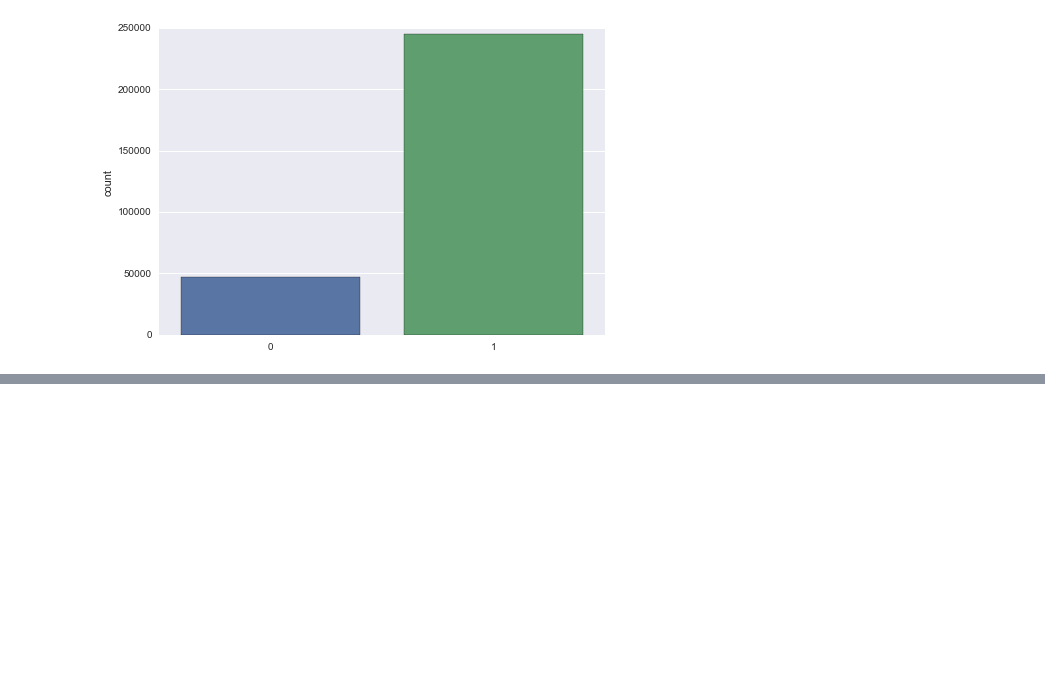
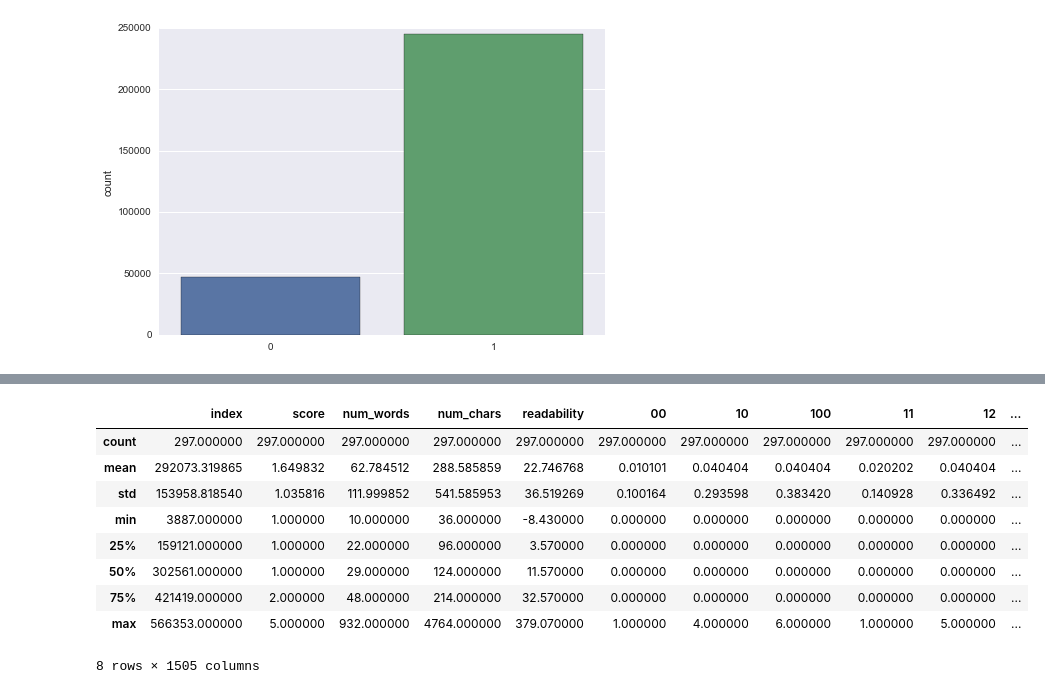
Before and after one commit to trevorlindsay/amazon-reviews, a Jupyter notebook: main.ipynb, the cells around one changed output, grey strips where cells are left out. Saved outputs shown, nothing was run; the diff lists cells and outputs as text; code cells hidden in the pictures; blank space fills up the shorter version.

Commit message:
Updated notebook with false positives and negatives

```diff
--- a/main.ipynb
+++ b/main.ipynb
@@ -71,0 +86,17 @@ sb.barplot(x=values, y=features, orient='h', color='g')
+# %%
+results = pd.DataFrame(np.vstack((ytest, ypred3)).T, columns=['true', 'pred'])
+false_neg = results[(results.true == 1) & (results.pred == 0)]
+false_pos = results[(results.true == 0) & (results.pred == 1)]
+# %%
+xtest.reset_index().ix[false_neg.index].describe()
+# %% [output]
+|  | index | score | num_words | num_chars | readability | 00 | 10 | 100 | 11 | 12 | ... |
+| count | 297.000000 | 297.000000 | 297.000000 | 297.000000 | 297.000000 | 297.000000 | 297.000000 | 297.000000 | 297.000000 | 297.000000 | ... |
+| mean | 292073.319865 | 1.649832 | 62.784512 | 288.585859 | 22.746768 | 0.010101 | 0.040404 | 0.040404 | 0.020202 | 0.040404 | ... |
+| std | 153958.818540 | 1.035816 | 111.999852 | 541.585953 | 36.519269 | 0.100164 | 0.293598 | 0.383420 | 0.140928 | 0.336492 | ... |
+| min | 3887.000000 | 1.000000 | 10.000000 | 36.000000 | -8.430000 | 0.000000 | 0.000000 | 0.000000 | 0.000000 | 0.000000 | ... |
+| 25% | 159121.000000 | 1.000000 | 22.000000 | 96.000000 | 3.570000 | 0.000000 | 0.000000 | 0.000000 | 0.000000 | 0.000000 | ... |
+| 50% | 302561.000000 | 1.000000 | 29.000000 | 124.000000 | 11.570000 | 0.000000 | 0.000000 | 0.000000 | 0.000000 | 0.000000 | ... |
+| 75% | 421419.000000 | 2.000000 | 48.000000 | 214.000000 | 32.570000 | 0.000000 | 0.000000 | 0.000000 | 0.000000 | 0.000000 | ... |
+| max | 566353.000000 | 5.000000 | 932.000000 | 4764.000000 | 379.070000 | 1.000000 | 4.000000 | 6.000000 | 1.000000 | 5.000000 | ... |
+8 rows × 1505 columns
```
Also changed, not shown: parts of 5 cells of this notebook.
